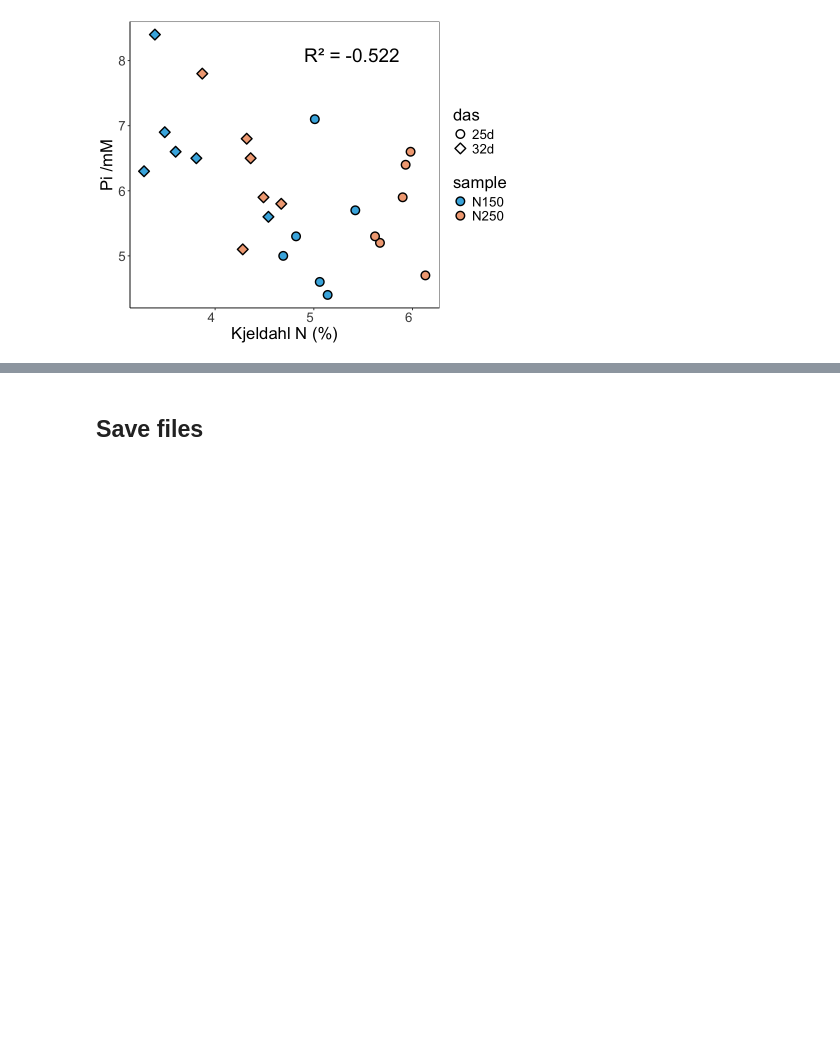
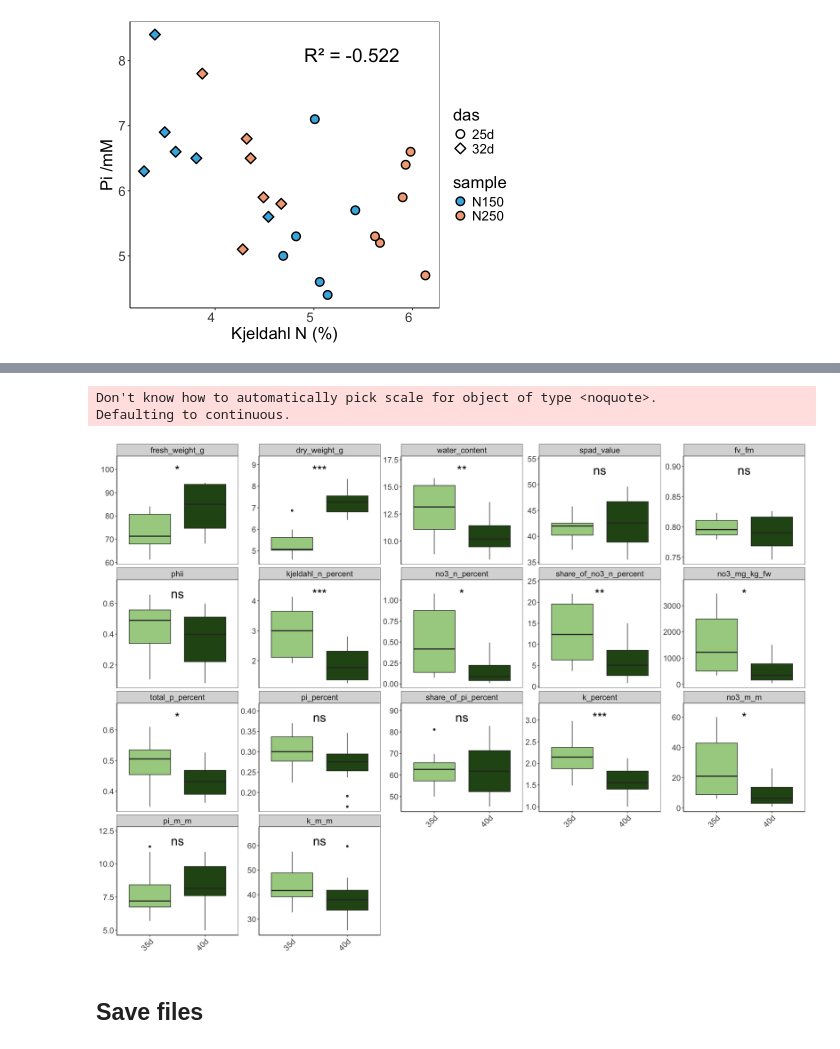
Before and after one commit to ToMatoanene/InorganicAnalysis_2025, a Jupyter notebook: WholeClass.ipynb, the cells around one changed output, grey strips where cells are left out. Cells and saved outputs as stored; diff of their text form; code cells hidden in the pictures; blank space fills up the shorter version.

```diff
--- a/WholeClass.ipynb
+++ b/WholeClass.ipynb
@@ -618,0 +756,3 @@ comp2_plot
+# %%
+# read data
+data24 <- read_csv("data/2024_WholeClass.csv")
@@ -619,3 +843,48 @@ comp2_plot
+# %%
+# define the position of p.signif
+data24_das_max <- data24_das |>
+    group_by(Variable) |>
+    summarize(p.signif_pos = max(Value, na.rm = TRUE)*1.1) |>
+    ungroup()
+
+f_t_das24 <- f_t_das24 |>
+  left_join(data24_das_max, by = "Variable")
+
+# define the order
+variable_order_das24 <- unique(data24_das$Variable)
+data24_das$Variable <- factor(data24_das$Variable, levels = variable_order_das24)
+data24_das_max$Variable <- factor(data24_das_max$Variable, levels = variable_order_das24)
+f_t_das24$Variable <- factor(f_t_das24$Variable, levels = variable_order_das24)
+# %%
+options(repr.plot.width = 18, repr.plot.height = 13)
+
+# colour pallet
+colour_code24_das <- c("35d" = "#A6D08F", "40d" = "#275317")
+
+# draw a plot
+das24_plot <- data24_das |>
+    ggplot(aes(x = das, y = Value, fill = das)) +
+    geom_boxplot() +
+    geom_text(data = f_t_das24,
+              aes(x = 1.5, y = p.signif_pos, label = t_p_signif),
+              inherit.aes = FALSE,
+              vjust = 1.5,
+              size = 8) +
+    facet_wrap(~ Variable, scales = "free_y") +
+    labs(x = NULL, y = NULL) +
+    scale_fill_manual(values = colour_code24_das) +
+    theme_bw() +
+    theme(text = element_text(size = 18),
+          axis.text.x = element_text(angle = 45, hjust = 1),
+          axis.line = element_line(colour = "black"),
+          panel.grid = element_blank(),
+          plot.title = element_text(hjust = 0.5),
+          legend.position = "none")
+das24_plot
+# %% [output]
+Don't know how to automatically pick scale for object of type <noquote>.
+Defaulting to continuous.
+[figure, added]
 # %% [markdown]
 ## Save files
 # %%
```
Also changed, not shown: parts of 17 cells of this notebook, 1 other file.
